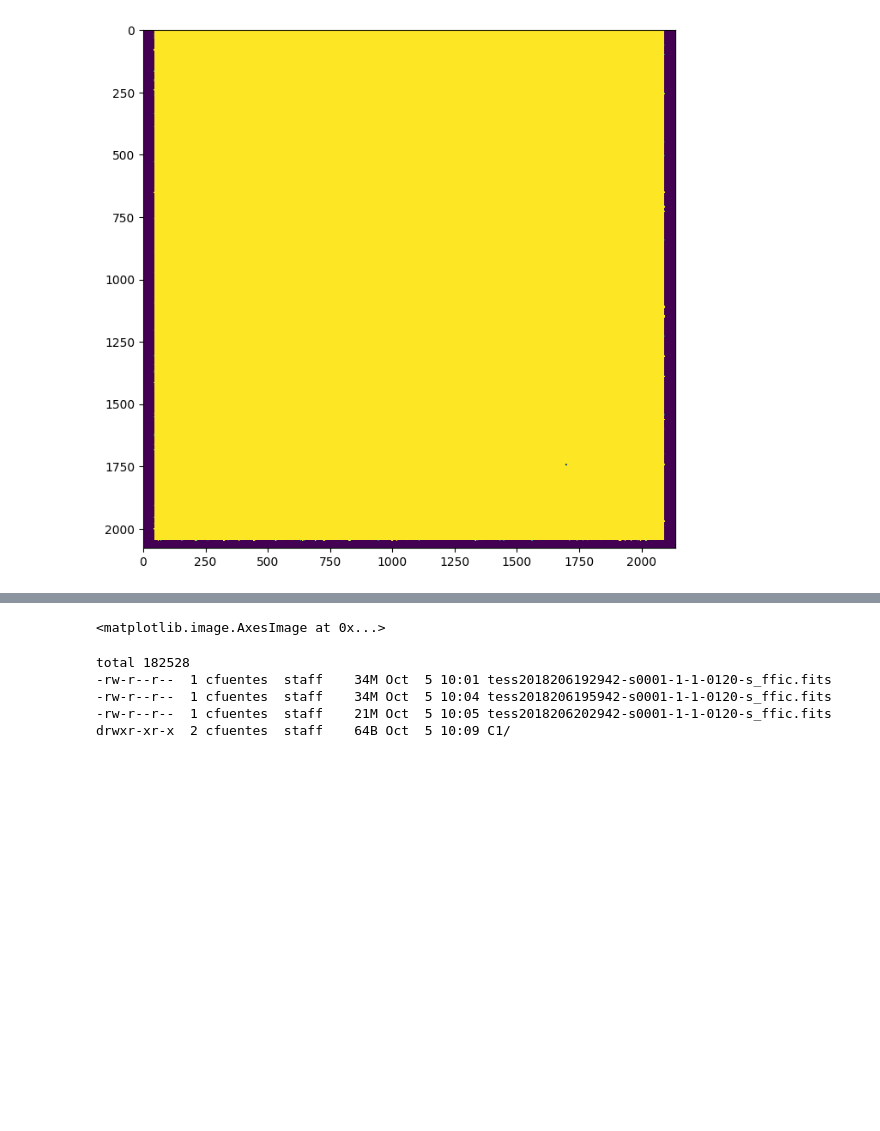
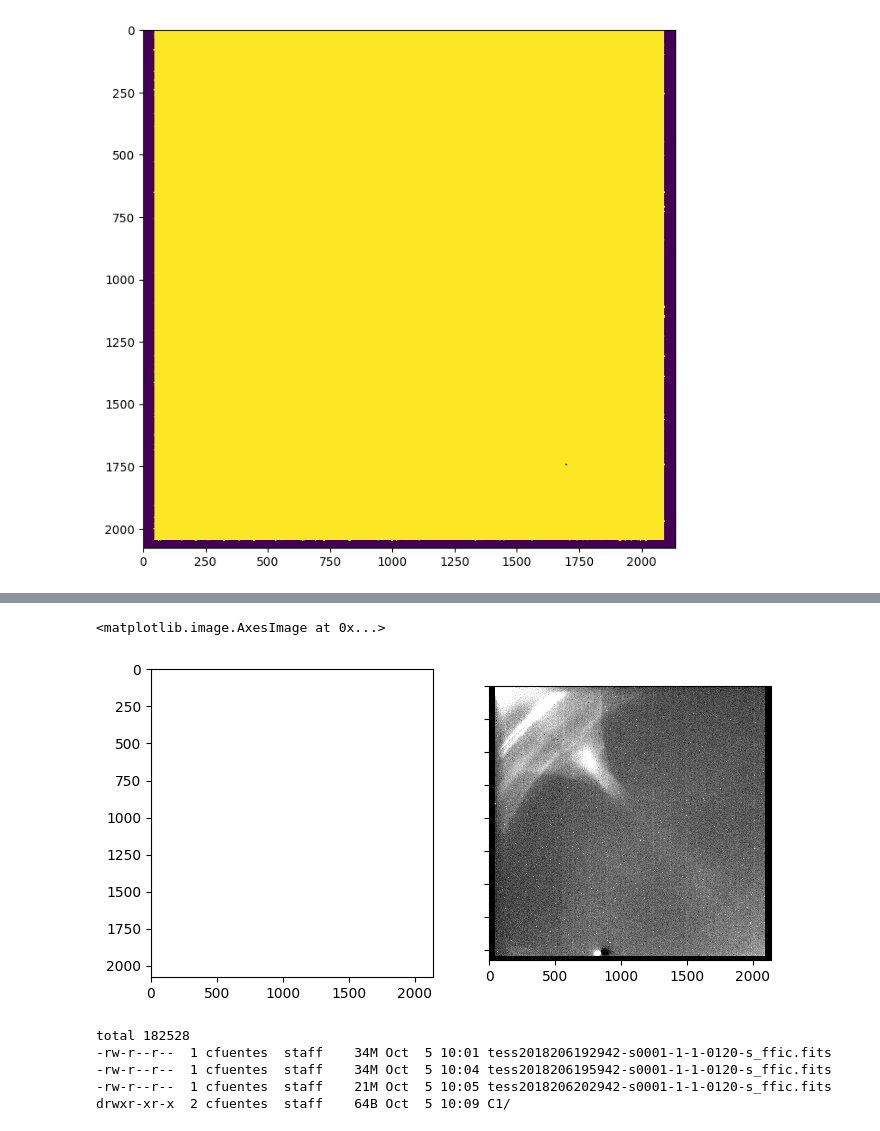
Before and after one commit to cefuente/astroinformatica, a Jupyter notebook: U7.1 - Professional Image Data.ipynb, the cells around one changed output, grey strips where cells are left out. Saved outputs shown, nothing was run; the diff lists cells and outputs as text; code cells hidden in the pictures; blank space fills up the shorter version.

```diff
--- a/U7.1 - Professional Image Data.ipynb
+++ b/U7.1 - Professional Image Data.ipynb
@@ -93,8 +92,9 @@ axes[1].imshow(dng_2, vmin=vmin, vmax=vmax, cmap='gray', interpolation='none')
 # %%
-
+fig, axes = plt.subplots(ncols=2, figsize=(8,4), sharex=True, sharey=True)
 axes[1].imshow(dng_2-dng_1, vmin=1e-2, vmax =1e1, cmap='gray', interpolation='none')
 # %% [output]
 <matplotlib.image.AxesImage at 0x...>
+[figure, added]
 # %%
 ls -ltrh data/tess
 # %% [output]
```
Also changed, not shown: parts of 1 cell of this notebook, 3 other files.
